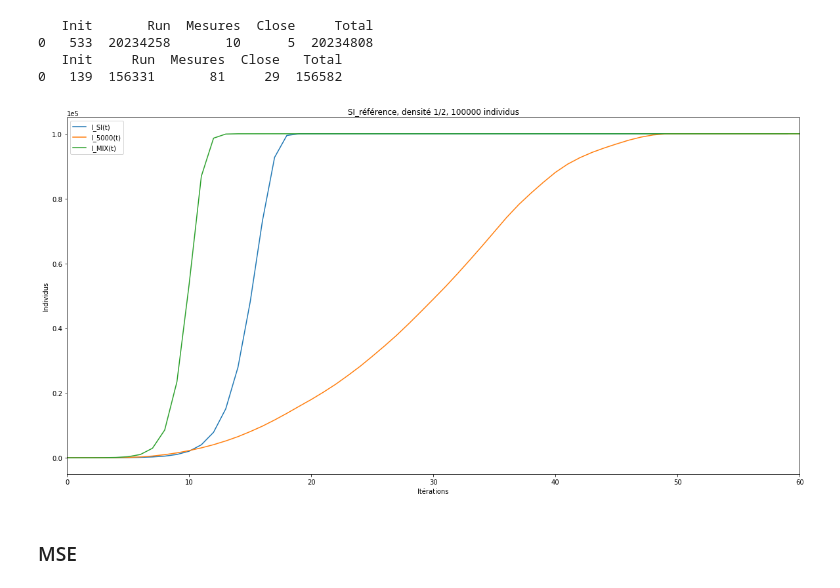
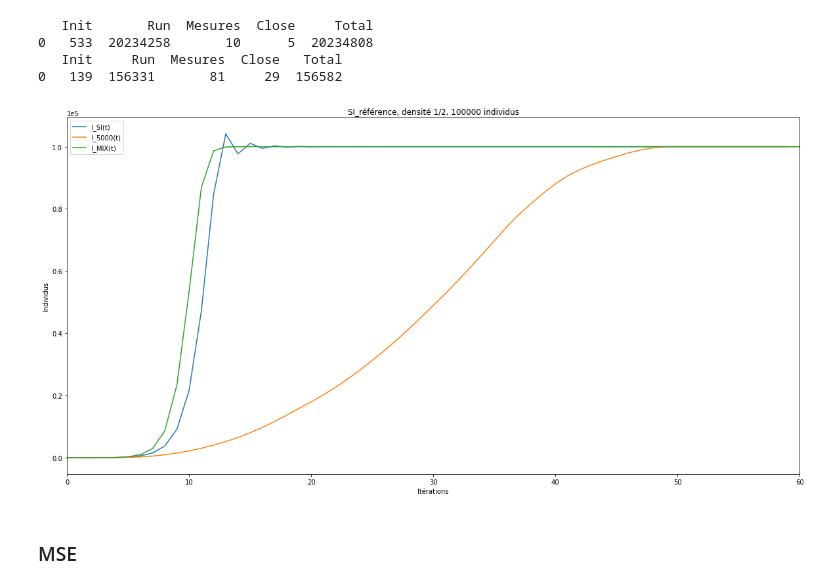
Before and after one commit to maximepasquier/Diversity, a Jupyter notebook: Python/SI_reference.ipynb, the cells around one changed output. Cells and saved outputs as stored; diff of their text form; code cells hidden in the pictures.

```diff
--- a/Python/SI_reference.ipynb
+++ b/Python/SI_reference.ipynb
@@ -251,35 +251,35 @@ print(temps_data)
 # %%
 contamine1 = pd.read_csv(path1 + "/data_csv/m_nombre_contamine.csv", dtype=int)
 contamine2 = pd.read_csv(path2 + "/data_csv/m_nombre_contamine.csv", dtype=int)
 
 N = 100000 # S + I = N
-beta = 1
+beta = 1.5
 iterations = 60
 
 S = N - 1
 I = 1
 
 S_comp = [] # infected compartment
 I_comp = [] # susceptible compartment
 
 infection(S, I, N, iterations, I_comp, S_comp, beta)
 figure = plt.figure(figsize=(20, 10))
 
 I_SI, = plt.plot(I_comp, label='I_SI(t)')
 I_5000, = plt.plot(contamine1, label='I_5000(t)')
 I_MIX, = plt.plot(contamine2, label='I_MIX(t)')
 
 plt.title("SI_référence, densité 1/2, 100000 individus")
 plt.xlabel("Itérations")
 plt.ylabel("Individus")
 plt.legend(handles=[I_SI, I_5000, I_MIX])
 
 plt.ticklabel_format(style='sci', axis='y', scilimits=(0,0)) # use scientific notation
 
 plt.xlim([0, iterations])
 plt.show()
 # %% [output]
-[figure, old version]
+[figure, new version]
 # %% [markdown]
 ### MSE
 # %%
```
Also changed, not shown: parts of 5 cells of this notebook, 18 other files.
